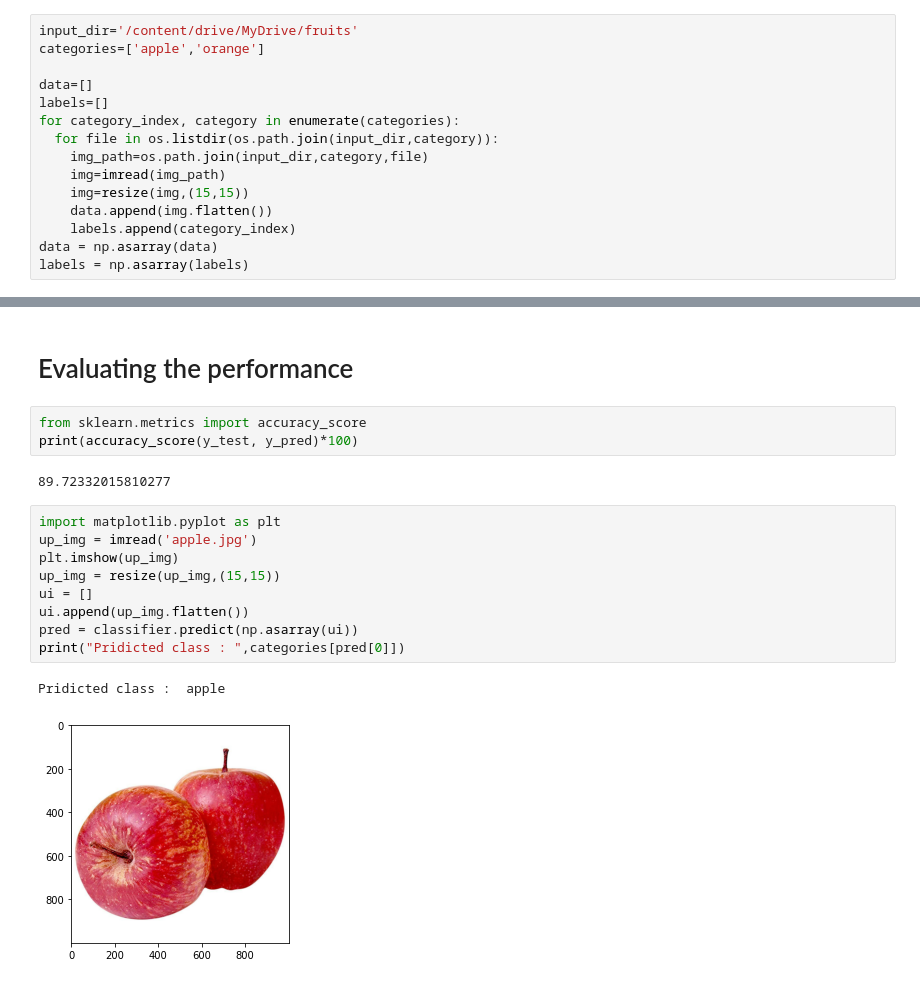
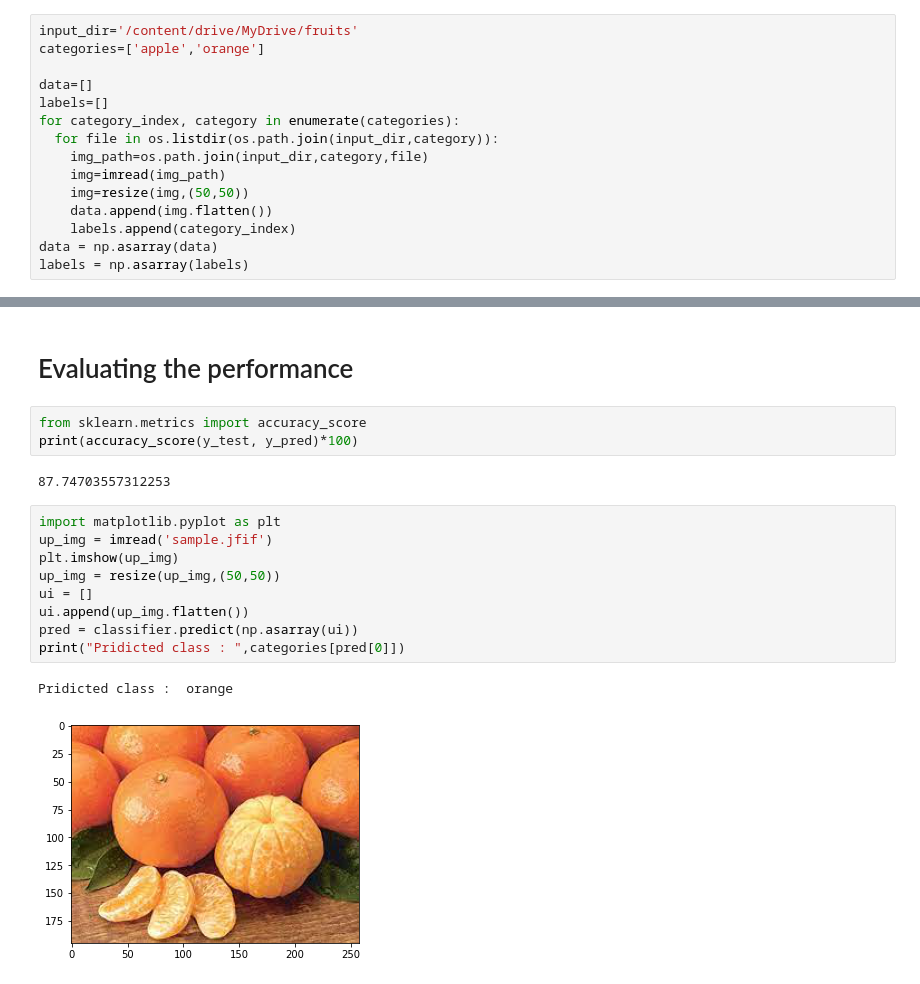
Before and after one commit to shubh-chokhani/Classification-of-images-as-apple-or-orange, a Jupyter notebook: AppleOrange.ipynb, the cells around one changed output, grey strips where cells are left out. Cells and saved outputs as stored; diff of their text form.

```diff
--- a/AppleOrange.ipynb
+++ b/AppleOrange.ipynb
@@ -25,7 +25,7 @@ for category_index, category in enumerate(categories):
   for file in os.listdir(os.path.join(input_dir,category)):
     img_path=os.path.join(input_dir,category,file)
     img=imread(img_path)
-    img=resize(img,(15,15))
+    img=resize(img,(50,50))
     data.append(img.flatten())
     labels.append(category_index)
 data = np.asarray(data)
@@ -55,16 +55,16 @@ y_pred = classifier.predict(X_test)
 from sklearn.metrics import accuracy_score
 print(accuracy_score(y_test, y_pred)*100)
 # %% [output]
-89.72332015810277
+87.74703557312253
 # %%
 import matplotlib.pyplot as plt
-up_img = imread('apple.jpg')
+up_img = imread('sample.jfif')
 plt.imshow(up_img)
-up_img = resize(up_img,(15,15))
+up_img = resize(up_img,(50,50))
 ui = []
 ui.append(up_img.flatten())
 pred = classifier.predict(np.asarray(ui))
 print("Pridicted class : ",categories[pred[0]])
 # %% [output]
-Pridicted class :  apple
+Pridicted class :  orange
-[figure, old version]
+[figure, new version]
```
